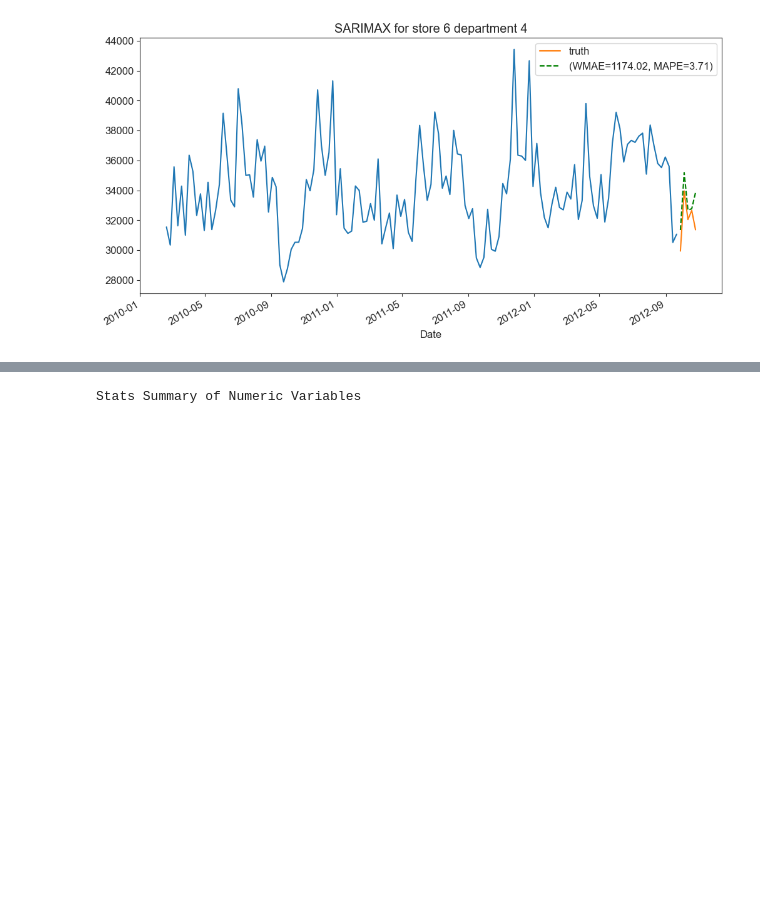
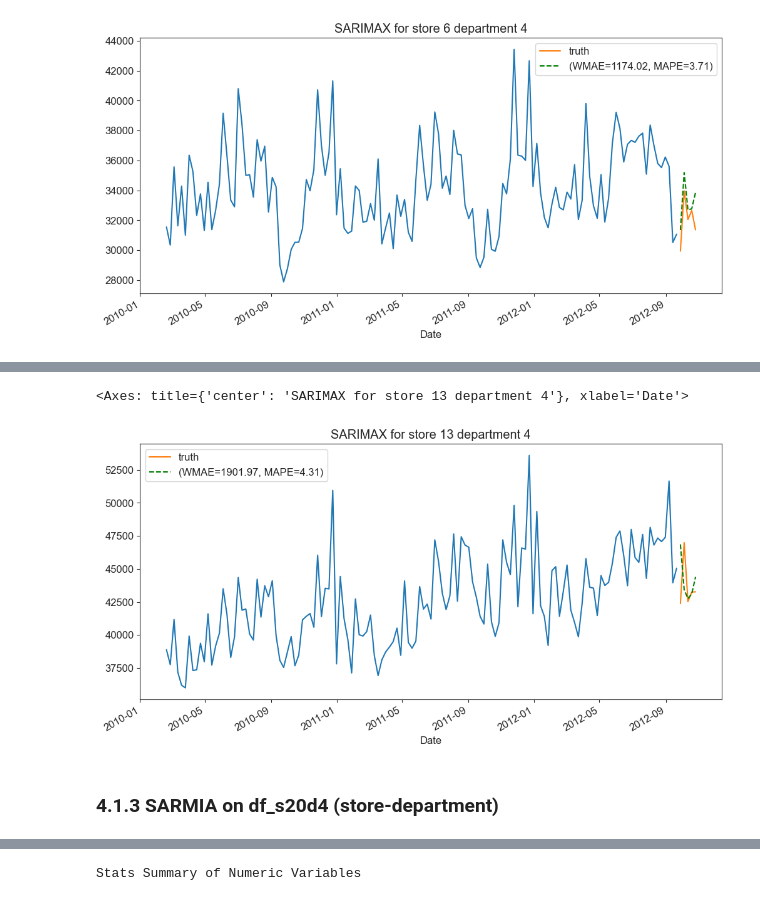
Before and after one commit to Dr-Spicy/WalmartForecast, a Jupyter notebook: Notebook.ipynb, the cells around one changed output, grey strips where cells are left out. Cells and saved outputs as stored; diff of their text form; code cells hidden in the pictures; blank space fills up the shorter version.

```diff
--- a/Notebook.ipynb
+++ b/Notebook.ipynb
@@ -1212,0 +1176,22 @@ pred.plot(linestyle='--', color='green', label="(RMSE={:0.2f}, MAPE={:0.2f})".fo
+# %%
+# define the model for SARIMAX
+model = SARIMAX(y_train, order=(1,0,1), seasonal_order=(2,0,0,52),trend='c',
+				exog=x_train.to_numpy(), enforce_stationarity=False, enforce_invertibility=False)
+# %%
+# fit the model
+model_fit = model.fit(maxiter=200)
+# %%
+# making prediction using the model on validation
+pred = model_fit.predict(start=136, end=140, exog=x_valid.to_numpy())
+# %%
+wmae = WMAE(x_valid, y_valid, pred)
+mape = np.mean(np.abs((y_valid - pred) / y_valid)) * 100
+y_train.plot()
+y_valid.plot(legend=True, label='truth')
+pred.plot(linestyle='--', color='green', label="(WMAE={:0.2f}, MAPE={:0.2f})".format(wmae,mape),
+		  legend=True, title="SARIMAX for store 13 department 4")
+# %% [output]
+<Axes: title={'center': 'SARIMAX for store 13 department 4'}, xlabel='Date'>
+[figure, added]
+# %% [markdown]
+### 4.1.3 SARMIA on df_s20d4 (store-department)
```
Also changed, not shown: parts of 27 cells of this notebook.
